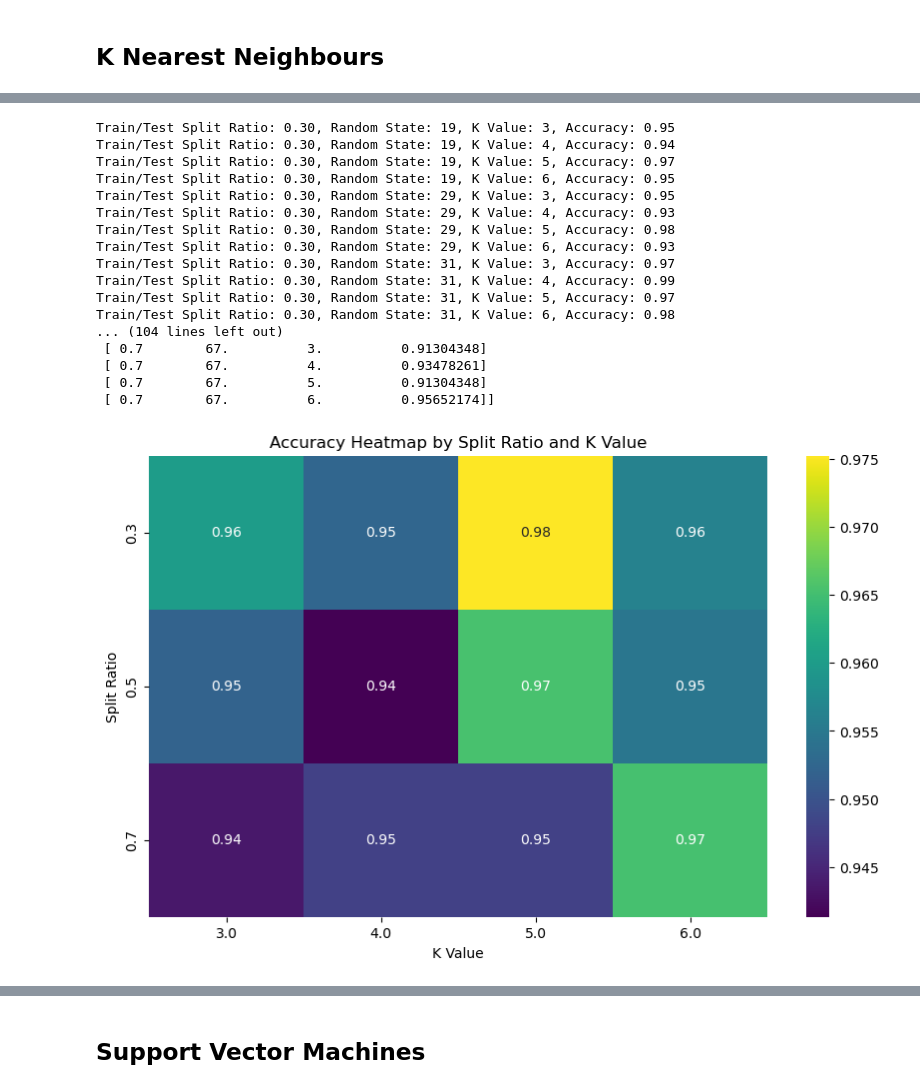
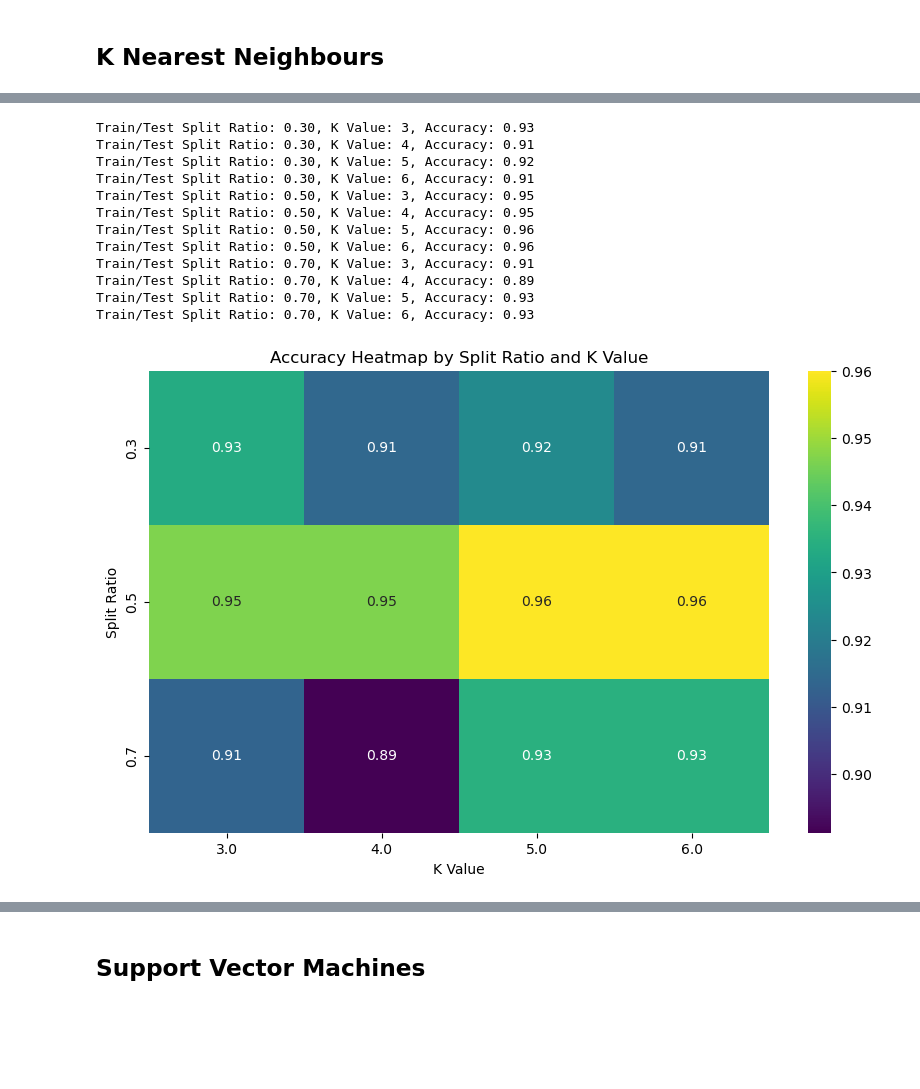
Before and after one commit to dreapadoir/Machine_Learning_and_Statistics, a Jupyter notebook: project.ipynb, the cells around one changed output, grey strips where cells are left out. Cells and saved outputs as stored; diff of their text form; code cells hidden in the pictures; blank space fills up the shorter version.

```diff
--- a/project.ipynb
+++ b/project.ipynb
@@ -303,7 +298,6 @@ Train/Test Split Ratio: 0.70, Random State: 67, K Value: 6, Accuracy: 0.96
 # %%
-# Define variations in train/test split, random state, and k values
+# Define variations in train/test split and k values
 split_ratios = [0.3, 0.5, 0.7]  # Train/test split ratios
-random_states = [19, 29, 31, 42, 67]  # Random states, including the original value 42
 k_values = [3, 4, 5, 6]  # K values (number of neighbors), including the original value 3
 
 # Initialize an empty list to store the results
@@ -311,58 +305,52 @@ results = []
 
 # Loop over different train/test splits, random states, and k values
 for split_ratio in split_ratios:
-    for random_state in random_states:
-        for k in k_values:
-            # Split the data into training and test sets
-            X_train, X_test, y_train, y_test = train_test_split(X, y, test_size=1 - split_ratio, random_state=random_state)
+    for k in k_values:
+        # Split the data into training and test sets
+        X_train, X_test, y_train, y_test = train_test_split(X, y, test_size=1 - split_ratio, random_state=seed)
 
-            # Create a KNN classifier with the specified 'k' value
-            knn = KNeighborsClassifier(n_neighbors=k)
+        # Create a KNN classifier with the specified 'k' value
+        knn = KNeighborsClassifier(n_neighbors=k)
 
-            # Train the classifier on the training data
-            knn.fit(X_train, y_train)
+        # Train the classifier on the training data
+        knn.fit(X_train, y_train)
 
-            # Make predictions on the test data
-            y_pred = knn.predict(X_test)
+        # Make predictions on the test data
+        y_pred = knn.predict(X_test)
 
-            # Calculate and print the accuracy of the classifier
-            accuracy = accuracy_score(y_test, y_pred)
-            print(f"Train/Test Split Ratio: {split_ratio:.2f}, Random State: {random_state}, K Value: {k}, Accuracy: {accuracy:.2f}")
+        # Calculate and print the accuracy of the classifier
+        accuracy = accuracy_score(y_test, y_pred)
+        print(f"Train/Test Split Ratio: {split_ratio:.2f}, K Value: {k}, Accuracy: {accuracy:.2f}")
 
-            # Append the results to the list
-            results.append(np.array([split_ratio, random_state, k, accuracy]))
+        # Append the results to the list
+        results.append(np.array([split_ratio, k, accuracy]))
 
 # Convert the list of numpy arrays to a single numpy array
 results_array = np.array(results)
 # %% [output]
-Train/Test Split Ratio: 0.30, Random State: 19, K Value: 3, Accuracy: 0.95
-Train/Test Split Ratio: 0.30, Random State: 19, K Value: 4, Accuracy: 0.94
-Train/Test Split Ratio: 0.30, Random State: 19, K Value: 5, Accuracy: 0.97
-Train/Test Split Ratio: 0.30, Random State: 19, K Value: 6, Accuracy: 0.95
-Train/Test Split Ratio: 0.30, Random State: 29, K Value: 3, Accuracy: 0.95
-Train/Test Split Ratio: 0.30, Random State: 29, K Value: 4, Accuracy: 0.93
-Train/Test Split Ratio: 0.30, Random State: 29, K Value: 5, Accuracy: 0.98
-Train/Test Split Ratio: 0.30, Random State: 29, K Value: 6, Accuracy: 0.93
-Train/Test Split Ratio: 0.30, Random State: 31, K Value: 3, Accuracy: 0.97
-Train/Test Split Ratio: 0.30, Random State: 31, K Value: 4, Accuracy: 0.99
-Train/Test Split Ratio: 0.30, Random State: 31, K Value: 5, Accuracy: 0.97
-Train/Test Split Ratio: 0.30, Random State: 31, K Value: 6, Accuracy: 0.98
-... (104 lines left out)
- [ 0.7        67.          3.          0.91304348]
- [ 0.7        67.          4.          0.93478261]
- [ 0.7        67.          5.          0.91304348]
- [ 0.7        67.          6.          0.95652174]]
+Train/Test Split Ratio: 0.30, K Value: 3, Accuracy: 0.93
+Train/Test Split Ratio: 0.30, K Value: 4, Accuracy: 0.91
+Train/Test Split Ratio: 0.30, K Value: 5, Accuracy: 0.92
+Train/Test Split Ratio: 0.30, K Value: 6, Accuracy: 0.91
+Train/Test Split Ratio: 0.50, K Value: 3, Accuracy: 0.95
+Train/Test Split Ratio: 0.50, K Value: 4, Accuracy: 0.95
+Train/Test Split Ratio: 0.50, K Value: 5, Accuracy: 0.96
+Train/Test Split Ratio: 0.50, K Value: 6, Accuracy: 0.96
+Train/Test Split Ratio: 0.70, K Value: 3, Accuracy: 0.91
+Train/Test Split Ratio: 0.70, K Value: 4, Accuracy: 0.89
+Train/Test Split Ratio: 0.70, K Value: 5, Accuracy: 0.93
+Train/Test Split Ratio: 0.70, K Value: 6, Accuracy: 0.93
 # %%
 # Convert the results array to a DataFrame for easier manipulation
-results_df = pd.DataFrame(results_array, columns=['Split Ratio', 'Random State', 'K Value', 'Accuracy'])
+results_df = pd.DataFrame(results_array, columns=['Split Ratio', 'K Value', 'Accuracy'])
 
 # Create a pivot table for the heatmap
 pivot_table = results_df.pivot_table(index='Split Ratio', columns='K Value', values='Accuracy')
 
 # Create the heatmap
 plt.figure(figsize=(10, 6))
 sns.heatmap(pivot_table, annot=True, cmap='viridis')
 plt.title('Accuracy Heatmap by Split Ratio and K Value')
 plt.show()
 # %% [output]
-[figure, old version]
+[figure, new version]
```
Also changed, not shown: parts of 10 cells of this notebook, 1 other file.
